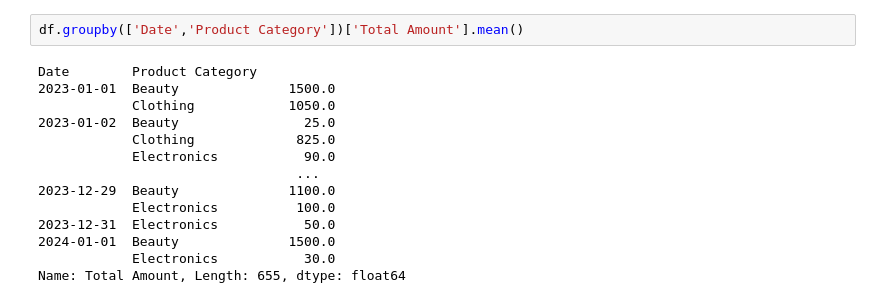
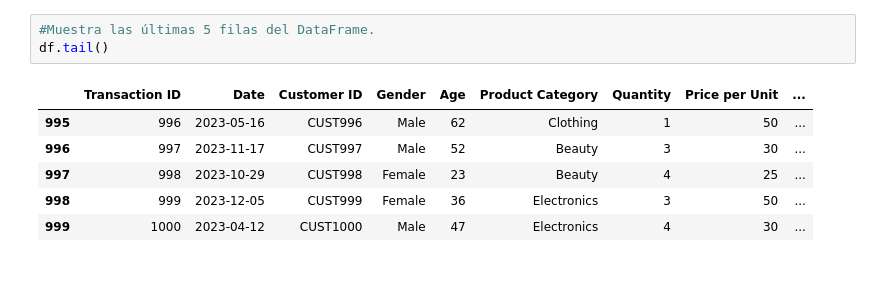
Before and after one commit to DiegoAmarilla97/codingdojo, a Jupyter notebook: retail_sales_analysis/retail_sales_analysis.ipynb, the cells around one changed output. Drawn from its saved outputs; the diff is of its cells as text; blank space fills up the shorter version.

```diff
--- a/retail_sales_analysis/retail_sales_analysis.ipynb
+++ b/retail_sales_analysis/retail_sales_analysis.ipynb
@@ -40,16 +20,10 @@ Name: Total Amount, dtype: int64
-# %%
-df.groupby(['Date','Product Category'])['Total Amount'].mean()
-# %% [output]
-Date        Product Category
-2023-01-01  Beauty              1500.0
-            Clothing            1050.0
-2023-01-02  Beauty                25.0
-            Clothing             825.0
-            Electronics           90.0
-                                 ...
-2023-12-29  Beauty              1100.0
-            Electronics          100.0
-2023-12-31  Electronics           50.0
-2024-01-01  Beauty              1500.0
-            Electronics           30.0
-Name: Total Amount, Length: 655, dtype: float64
+# %%
+#Muestra las últimas 5 filas del DataFrame.
+df.tail()
+# %% [output]
+|  | Transaction ID | Date | Customer ID | Gender | Age | Product Category | Quantity | Price per Unit | ... |
+| 995 | 996 | 2023-05-16 | CUST996 | Male | 62 | Clothing | 1 | 50 | ... |
+| 996 | 997 | 2023-11-17 | CUST997 | Male | 52 | Beauty | 3 | 30 | ... |
+| 997 | 998 | 2023-10-29 | CUST998 | Female | 23 | Beauty | 4 | 25 | ... |
+| 998 | 999 | 2023-12-05 | CUST999 | Female | 36 | Electronics | 3 | 50 | ... |
+| 999 | 1000 | 2023-04-12 | CUST1000 | Male | 47 | Electronics | 4 | 30 | ... |
```
Also changed, not shown: parts of 15 cells of this notebook.
